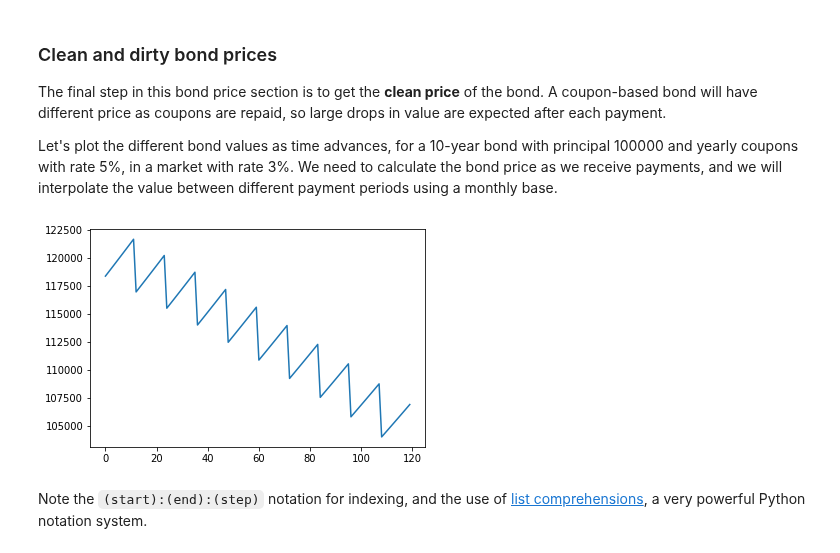
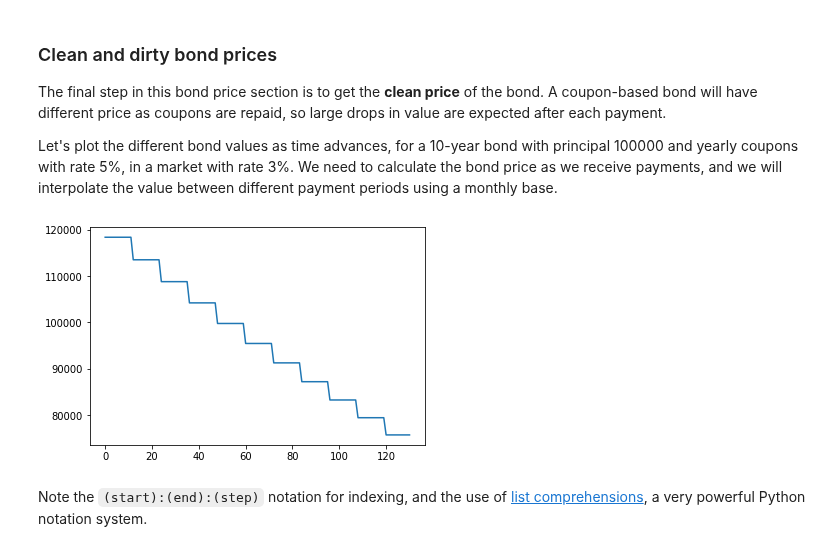
Before and after one commit to CBravoR/AdvancedAnalyticsLabs, a Jupyter notebook: notebooks/python/Lab_3_Bond_Pricing.ipynb, the cells around one changed output. Drawn from its saved outputs; the diff is of its cells as text; code cells hidden in the pictures.

````diff
--- a/notebooks/python/Lab_3_Bond_Pricing.ipynb
+++ b/notebooks/python/Lab_3_Bond_Pricing.ipynb
@@ -387,21 +395,21 @@ Let's plot the different bond values as time advances, for a 10-year bond with p
 # %%
 # Payment sequence
 payment_series = np.repeat(0.0, 12*11) # First year no payments.
 payment_series[0] = 0 # At t = 0 we buy the bond.
 payment_series[131]  += 100000 # Last payment with principal.
 
 # Change only every 12th value, starting from the 12th.
 payment_series[11::12] += 100000*0.05
 
 # Calculate the value series. We to apply the npv function moving each starting point one month.
 # We will use a list comprehension.
-value_series = [npf.npv(0.03/12, payment_series[i:]) for i in range(0, 120)]
+value_series = [npf.npv(0.03/12, payment_series[i:]) / (1 + 0.03/12) ** i for i in range(0, 131)]
 
 # Finally we plot the bond value
 plt.plot(value_series)
 plt.show()
 # %% [output]
-[figure, old version]
+[figure, new version]
 # %% [markdown]
 Note the ```(start):(end):(step)``` notation for indexing, and the use of [list comprehensions](https://www.programiz.com/python-programming/list-comprehension), a very powerful Python notation system.
 # %% [markdown]
````
Also changed, not shown: parts of 8 cells of this notebook.
